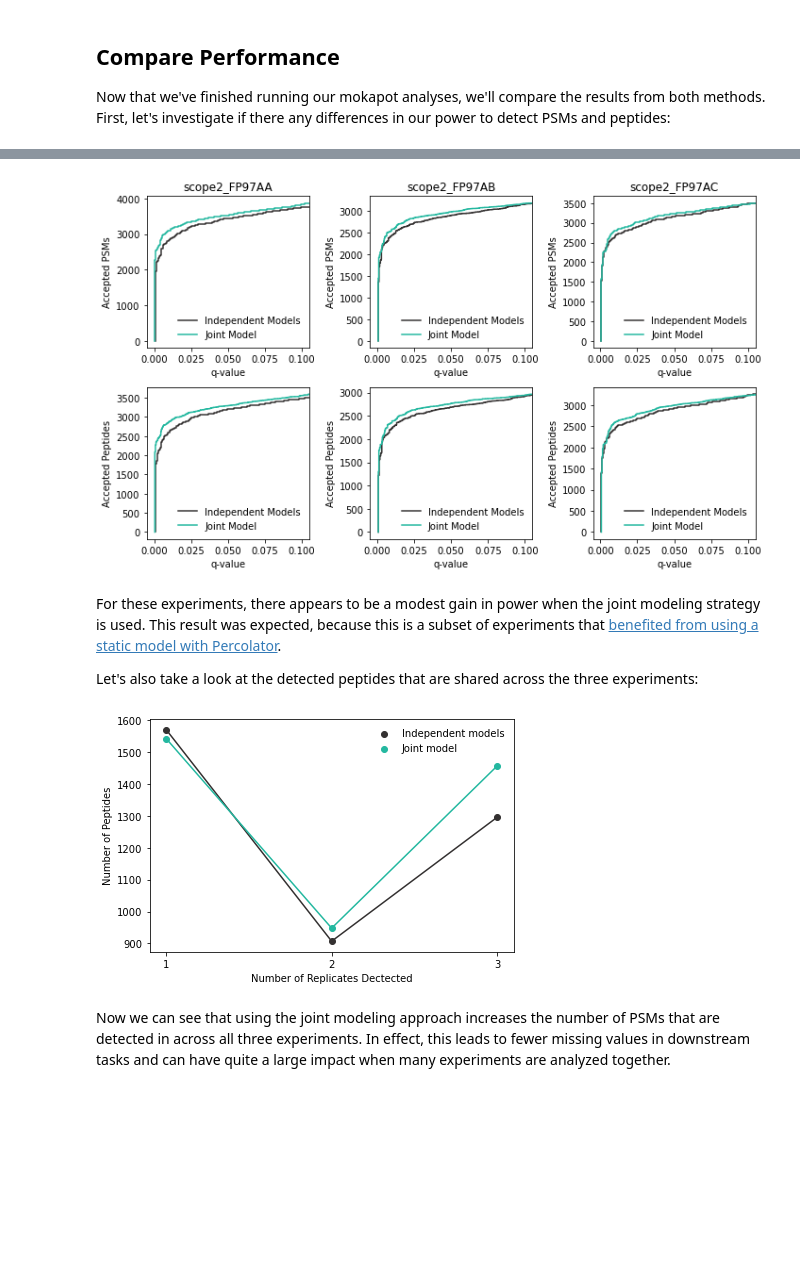
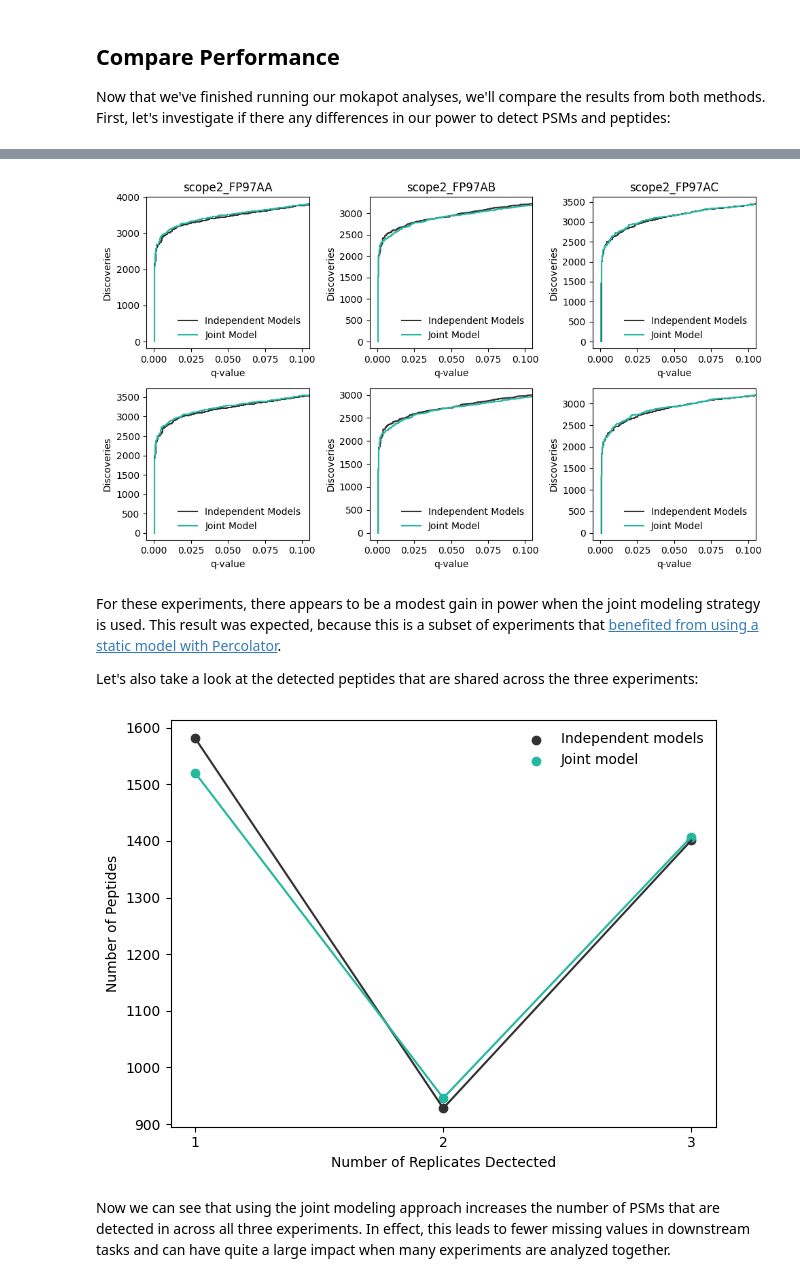
Before and after one commit to wfondrie/mokapot, a Jupyter notebook: docs/source/vignettes/joint_models.ipynb, the cells around one changed output, grey strips where cells are left out. Cells and saved outputs as stored; diff of their text form; code cells hidden in the pictures; blank space fills up the shorter version.

Commit message:
chore: updated basic n joint model docs code (md in progress)

```diff
--- a/docs/source/vignettes/joint_models.ipynb
+++ b/docs/source/vignettes/joint_models.ipynb
@@ -20,9 +18,13 @@ pin_dir = "../../../data"
+# %%
+pin_dir = "../../../data"
+out_dir_separate = "./joint_models/separate"
+out_dir_joint = "./joint_models/joint"
 # %% [markdown]
 ## Setup our Python environment
 
 Before we can perform the analyses, we need to import the Python packages that we'll be using. Additionally, it's a good idea to set the random seed for reproducibility.
 # %%
-import os
+from pathlib import Path
 import mokapot
 import numpy as np
 import pandas as pd
@@ -35,11 +37,7 @@ np.random.seed(1)
 colors = ("#343131", "#24B8A0")
 
 # Find the input files:
-pin_files = [
-    os.path.join(pin_dir, f)
-    for f in os.listdir(pin_dir)
-    if f.startswith("scope2_FP97A") and f.endswith(".pin")
-]
+pin_files = list(Path(pin_dir).rglob("scope2_FP97A*.pin"))
 
 pin_files
 # %% [output]
@@ -65,16 +63,23 @@ We'll start by analyzing each of the three experiments individually with mokapot
 # %%
 # A dictionary to store the results:
 sep_results = {}
+base_location = Path(out_dir_separate)
 
 # Loop through the input files, analyzing each with mokapot:
 for pin in pin_files:
     # Read PSMs and run mokapot
     print(f"Analyzing {pin}")
-    psms = mokapot.read_pin(pin)
-    results, models = mokapot.brew(psms)
+    out_loc = base_location / pin.stem
+    out_loc.mkdir(exist_ok=True, parents=True) # We make sure the output directory exists
+    psms = mokapot.read_pin(pin, max_workers=1)
+
+    models, scores = mokapot.brew(psms, max_workers=1)
+    conf = mokapot.assign_confidence(psms, dest_dir=base_location / pin.stem, max_workers=1)
 
     # Add results to our result dictionary:
-    rep = os.path.split(pin)[-1].replace(".pin", "")
-    sep_results[rep] = results
+    # We are selecting the first element
+    sep_results[pin.stem] = conf[0]
+
+# TODO: Check if the models third model is meant to throw a warning
 # %% [output]
 Analyzing ../../../data/scope2_FP97AA.pin
@@ -101,17 +105,22 @@ Similarly, we'll use the joint modeling strategy to analyze these experiments. I
 # %%
 # A dictionary to store the results:
 joint_results = {}
+out_dir_combined = Path(out_dir_joint)
+output_prefixes = [ x.stem for x in pin_files ]
+
+# Again we make sure that the output directory exists:
+out_dir_combined.mkdir(exist_ok=True)
 
 # Read each input file:
-psms_list = [mokapot.read_pin(f) for f in pin_files]
+psms_list = mokapot.read_pin(pin_files, max_workers=1)
 
 # Run mokapot on all of the files:
-results, brew = mokapot.brew(psms_list)
+models, scores = mokapot.brew(psms_list)
+confs = mokapot.assign_confidence(psms_list, dest_dir=out_dir_combined, prefixes=output_prefixes)
 
 # Add results to our result dictionary:
-for pin, result in zip(pin_files, results):
-    rep = os.path.split(pin)[-1].replace(".pin", "")
-    joint_results[rep] = result
+for pin, conf in zip(pin_files, confs):
+    joint_results[pin.stem] = conf
 # %% [markdown]
 ## Compare Performance
 
@@ -140,7 +165,7 @@ for col, exp in zip(axs.T, experiments):
 plt.tight_layout()
 plt.show()
 # %% [output]
-[figure, old version]
+[figure, new version]
 # %% [markdown]
 For these experiments, there appears to be a modest gain in power when the joint modeling strategy is used. This result was expected, because this is a subset of experiments that [benefited from using a static model with Percolator](https://doi.org/10.1021/acs.jproteome.9b00780).
 
@@ -164,7 +189,7 @@ def count_reps(res_dict, fdr=0.01):
         detected in a number of replicates.
     """
     peps = {
-        k: set(p.peptides["Peptide"][p.peptides["mokapot q-value"] <= 0.01])
+        k: set(p.peptides["peptide"][p.peptides["mokapot_qvalue"] <= 0.01])
         for k, p in res_dict.items()
     }
 
@@ -181,34 +206,34 @@ def count_reps(res_dict, fdr=0.01):
 
 sep_reps = count_reps(sep_results)
 joint_reps = count_reps(joint_results)
 
 plt.figure()
 plt.plot(sep_reps["num_reps"].values, sep_reps["num_peptides"], c=colors[0])
 plt.scatter(
     sep_reps["num_reps"].values,
     sep_reps["num_peptides"],
     label="Independent models",
     color=colors[0],
 )
 plt.plot(
     joint_reps["num_reps"].values, joint_reps["num_peptides"], c=colors[1]
 )
 plt.scatter(
     joint_reps["num_reps"].values,
     joint_reps["num_peptides"],
     label="Joint model",
     c=colors[1],
 )
 
 plt.xticks([1, 2, 3])
 plt.xlabel("Number of Replicates Dectected")
 plt.ylabel("Number of Peptides")
 plt.legend(frameon=False)
 
 plt.tight_layout()
 plt.show()
 # %% [output]
-[figure, old version]
+[figure, new version]
 # %% [markdown]
 Now we can see that using the joint modeling approach increases the number of PSMs that are detected in across all three experiments. In effect, this leads to fewer missing values in downstream tasks and can have quite a large impact when many experiments are analyzed together.
 # %% [markdown]
```
Also changed, not shown: parts of 6 cells of this notebook, 2 other files.
